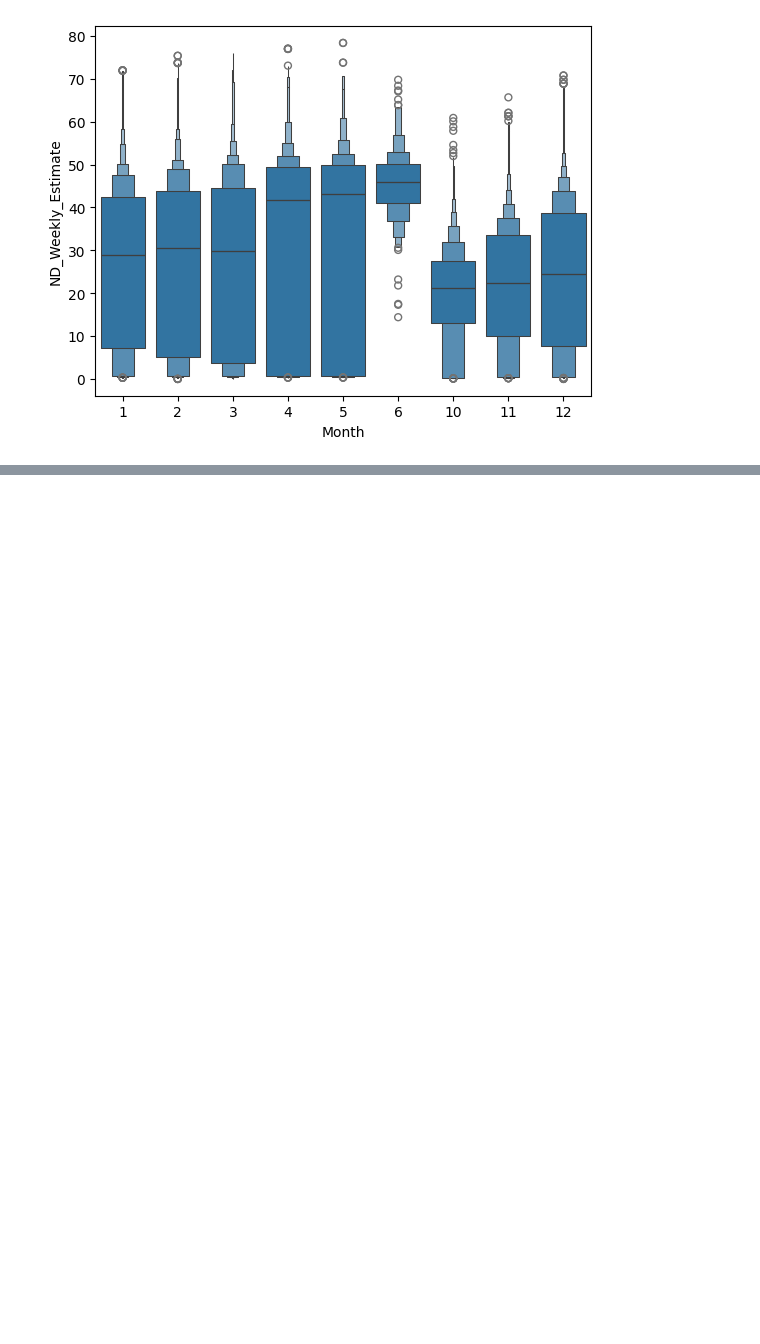
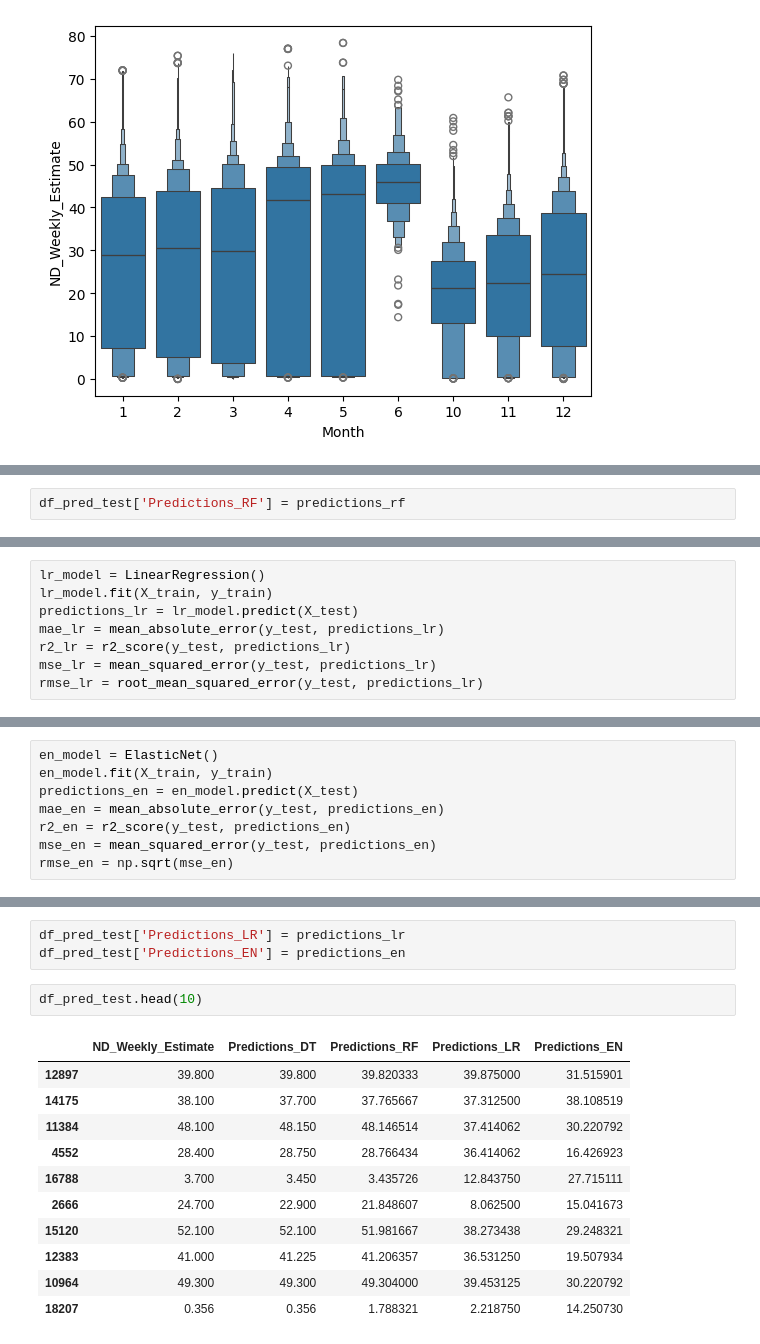
Before and after one commit to saba-sohail/Pfizer-Vaccination-Rates, a Jupyter notebook: test.ipynb, the cells around one changed output, grey strips where cells are left out. Cells and saved outputs as stored; diff of their text form; blank space fills up the shorter version.

```diff
--- a/test.ipynb
+++ b/test.ipynb
@@ -554,0 +654,2 @@ plt.show()
+# %%
+df_pred_test['Predictions_RF'] = predictions_rf
@@ -554,0 +727,8 @@ plt.show()
+# %%
+lr_model = LinearRegression()
+lr_model.fit(X_train, y_train)
+predictions_lr = lr_model.predict(X_test)
+mae_lr = mean_absolute_error(y_test, predictions_lr)
+r2_lr = r2_score(y_test, predictions_lr)
+mse_lr = mean_squared_error(y_test, predictions_lr)
+rmse_lr = root_mean_squared_error(y_test, predictions_lr)
@@ -554,0 +752,8 @@ plt.show()
+# %%
+en_model = ElasticNet()
+en_model.fit(X_train, y_train)
+predictions_en = en_model.predict(X_test)
+mae_en = mean_absolute_error(y_test, predictions_en)
+r2_en = r2_score(y_test, predictions_en)
+mse_en = mean_squared_error(y_test, predictions_en)
+rmse_en = np.sqrt(mse_en)
@@ -554,0 +777,17 @@ plt.show()
+# %%
+df_pred_test['Predictions_LR'] = predictions_lr
+df_pred_test['Predictions_EN'] = predictions_en
+# %%
+df_pred_test.head(10)
+# %% [output]
+|  | ND_Weekly_Estimate | Predictions_DT | Predictions_RF | Predictions_LR | Predictions_EN |
+| 12897 | 39.800 | 39.800 | 39.820333 | 39.875000 | 31.515901 |
+| 14175 | 38.100 | 37.700 | 37.765667 | 37.312500 | 38.108519 |
+| 11384 | 48.100 | 48.150 | 48.146514 | 37.414062 | 30.220792 |
+| 4552 | 28.400 | 28.750 | 28.766434 | 36.414062 | 16.426923 |
+| 16788 | 3.700 | 3.450 | 3.435726 | 12.843750 | 27.715111 |
+| 2666 | 24.700 | 22.900 | 21.848607 | 8.062500 | 15.041673 |
+| 15120 | 52.100 | 52.100 | 51.981667 | 38.273438 | 29.248321 |
+| 12383 | 41.000 | 41.225 | 41.206357 | 36.531250 | 19.507934 |
+| 10964 | 49.300 | 49.300 | 49.304000 | 39.453125 | 30.220792 |
+| 18207 | 0.356 | 0.356 | 1.788321 | 2.218750 | 14.250730 |
```
Also changed, not shown: parts of 31 cells of this notebook, 1 other file.
